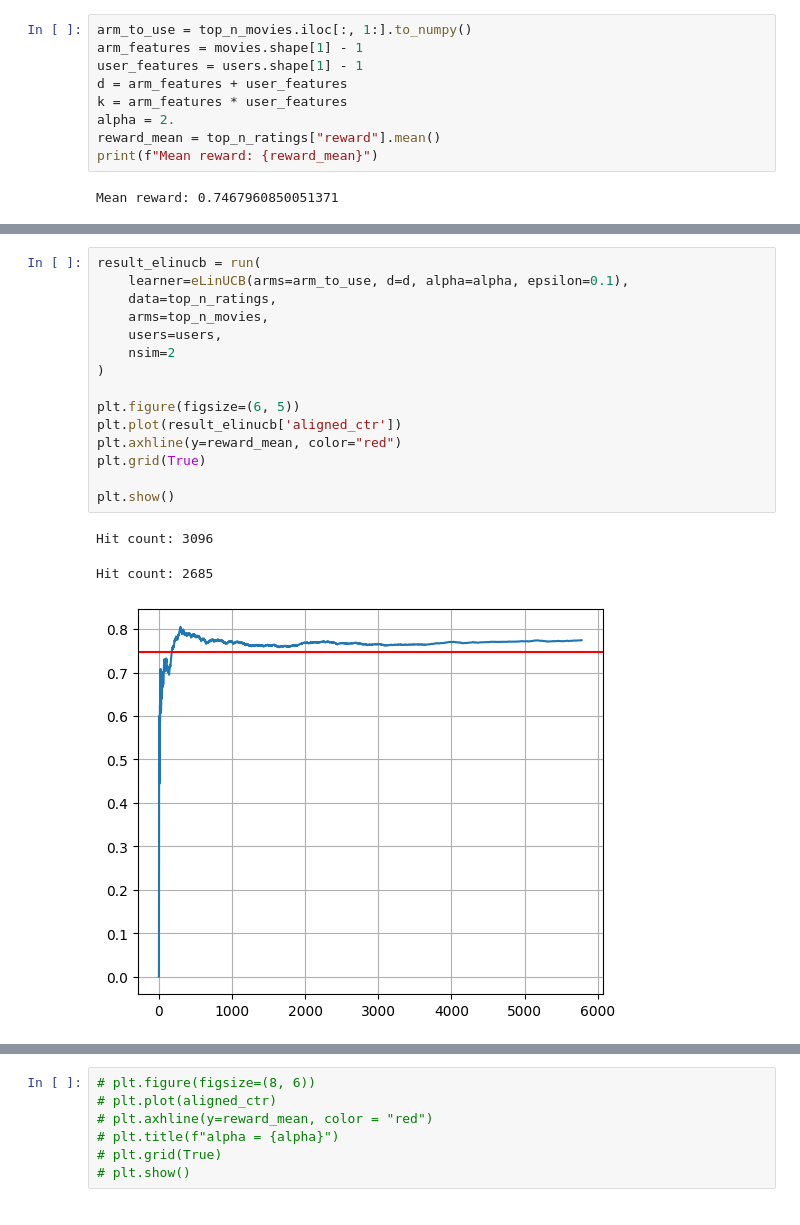
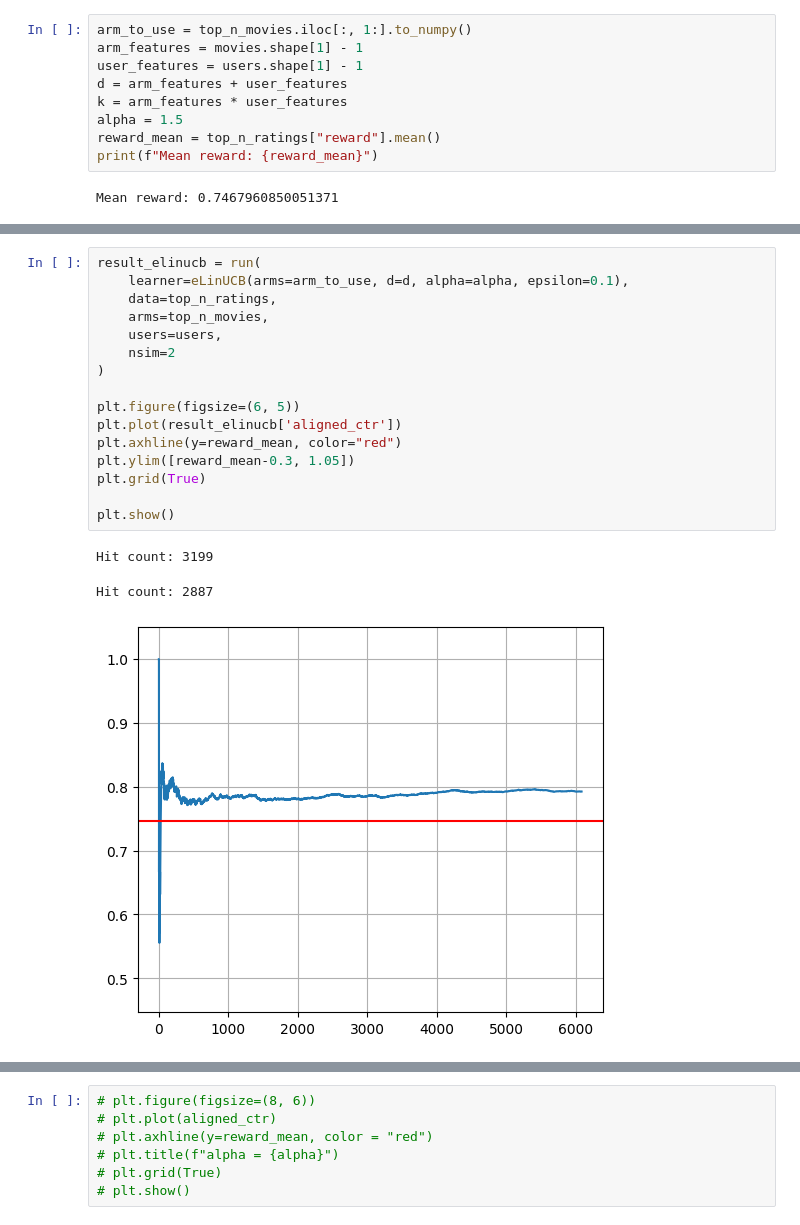
Before and after one commit to sungwoopark95/rl-practice, a Jupyter notebook: bandit/LinUCB/LinUCB_simulation.ipynb, the cells around one changed output, grey strips where cells are left out. Saved outputs shown, nothing was run; the diff lists cells and outputs as text.

Commit message:
upload plots and modified linucb

```diff
--- a/bandit/LinUCB/LinUCB_simulation.ipynb
+++ b/bandit/LinUCB/LinUCB_simulation.ipynb
@@ -298,7 +298,7 @@ arm_features = movies.shape[1] - 1
 user_features = users.shape[1] - 1
 d = arm_features + user_features
 k = arm_features * user_features
-alpha = 2.
+alpha = 1.5
 reward_mean = top_n_ratings["reward"].mean()
 print(f"Mean reward: {reward_mean}")
 # %% [output]
@@ -325,22 +326,23 @@ Hit count: 2975
 # %%
 result_elinucb = run(
     learner=eLinUCB(arms=arm_to_use, d=d, alpha=alpha, epsilon=0.1),
     data=top_n_ratings,
     arms=top_n_movies,
     users=users,
     nsim=2
 )
 
 plt.figure(figsize=(6, 5))
 plt.plot(result_elinucb['aligned_ctr'])
 plt.axhline(y=reward_mean, color="red")
+plt.ylim([reward_mean-0.3, 1.05])
 plt.grid(True)
 
 plt.show()
 # %% [output]
-Hit count: 3096
+Hit count: 3199
-Hit count: 2685
+Hit count: 2887
-[figure, old version]
+[figure, new version]
 # %%
 result_hlinucb = run(
     learner=HybridLinUCB(arms=arm_to_use, d=d, k=k, alpha=alpha),
```
Also changed, not shown: parts of 2 cells of this notebook, 8 other files.
